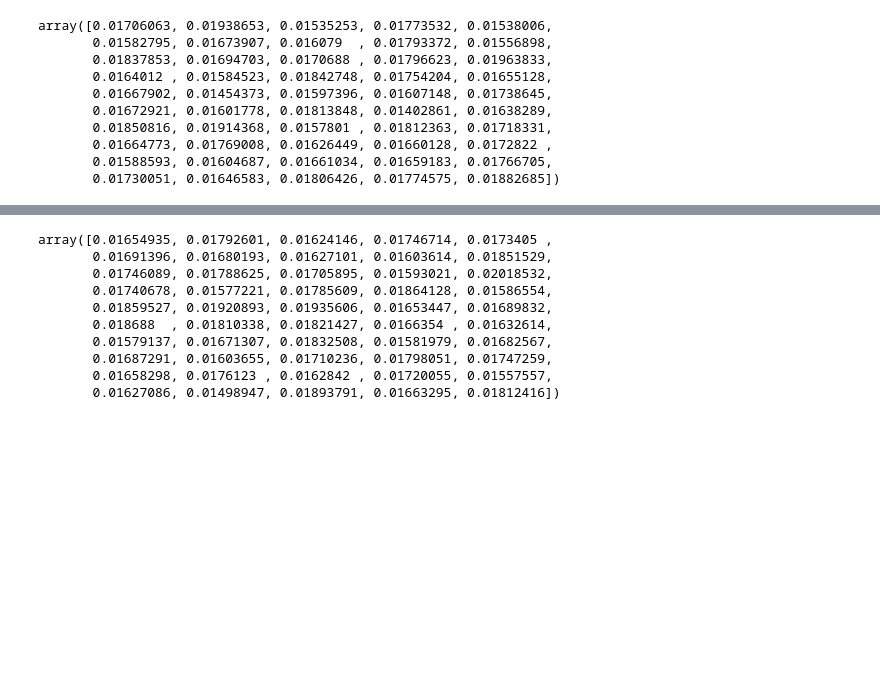
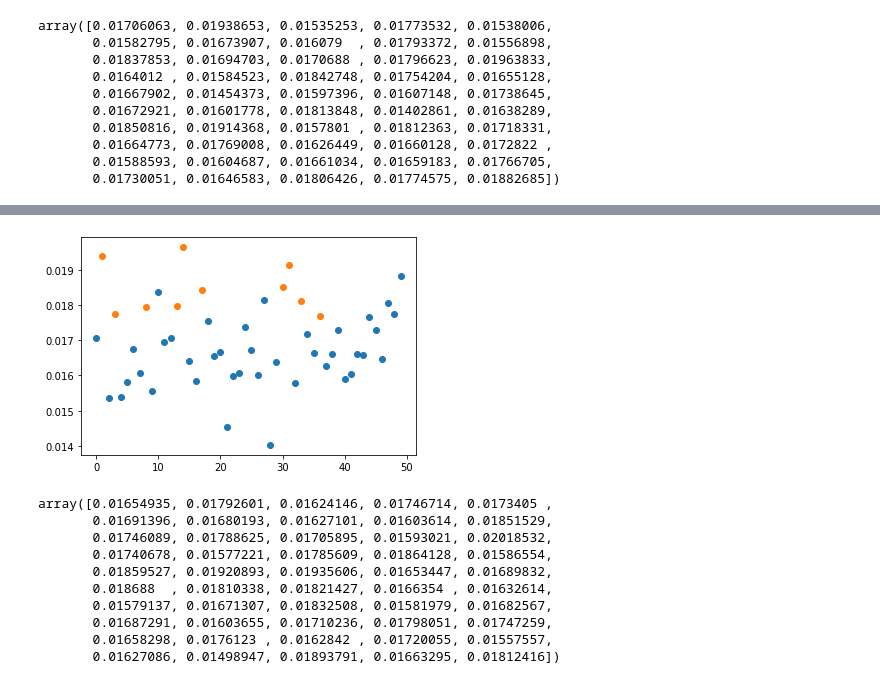
Before and after one commit to glory-99/simulation-based-inference, a Jupyter notebook: week10.ipynb, the cells around one changed output, grey strips where cells are left out. Cells and saved outputs as stored; diff of their text form; code cells hidden in the pictures; blank space fills up the shorter version.

```diff
--- a/week10.ipynb
+++ b/week10.ipynb
@@ -290,3 +290,14 @@ val_dataset = TensorDataset(torch.Tensor((Y_val - mean) / std), torch.Tensor(bet
 valid_dataloader = DataLoader(val_dataset, batch_size=len(val_dataset))
 
 Y_test_normalized = (Y_test - mean) / std
+# %%
+rng.seed(1)
+gamma_test, beta_test, Y_test = generator.generate_samples(10000)
+
+mean = Y_train.mean(0)
+std = Y_train.std(0)
+
+val_dataset = TensorDataset(torch.Tensor((Y_val - mean) / std), torch.Tensor(beta_val))
+valid_dataloader = DataLoader(val_dataset, batch_size=len(val_dataset))
+
+Y_test_normalized = (Y_test - mean) / std
@@ -1129,3 +1184,10 @@ array([0.01706063, 0.01938653, 0.01535253, 0.01773532, 0.01538006,
+# %%
+plt.plot(np.where(mse_q025<0.1)[0].reshape(-1), q025_loss[np.where(mse_q025<0.1)], 'o')
+plt.plot(np.where(mse_q025>=0.1)[0].reshape(-1), q025_loss[np.where(mse_q025>=0.1)], 'o')
+# plt.plot(np.arange(50), q025_opt_loss, 'o', c='g')
+plt.show()
+# %% [output]
+[figure, added]
 # %%
 q975_loss = np.mean(np.maximum(0.975*(beta_test-pred_q975),0.025*(pred_q975-beta_test)), 0)
 # %%
```
Also changed, not shown: parts of 10 cells of this notebook.
